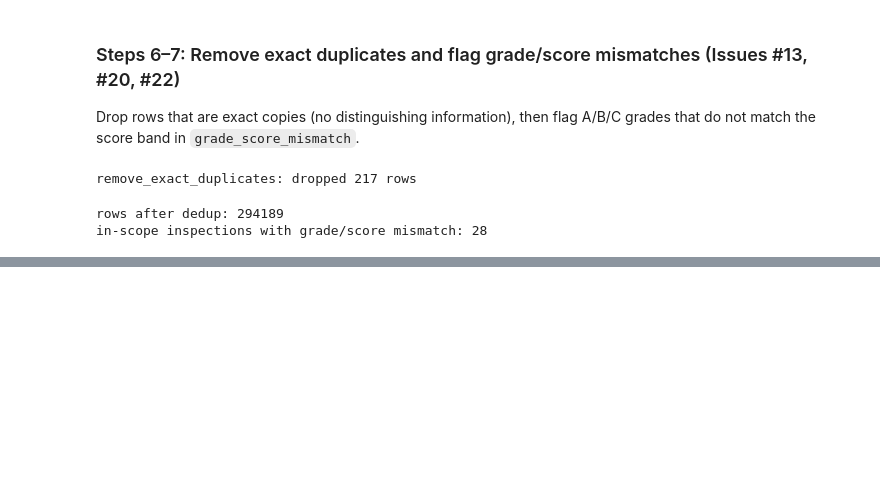
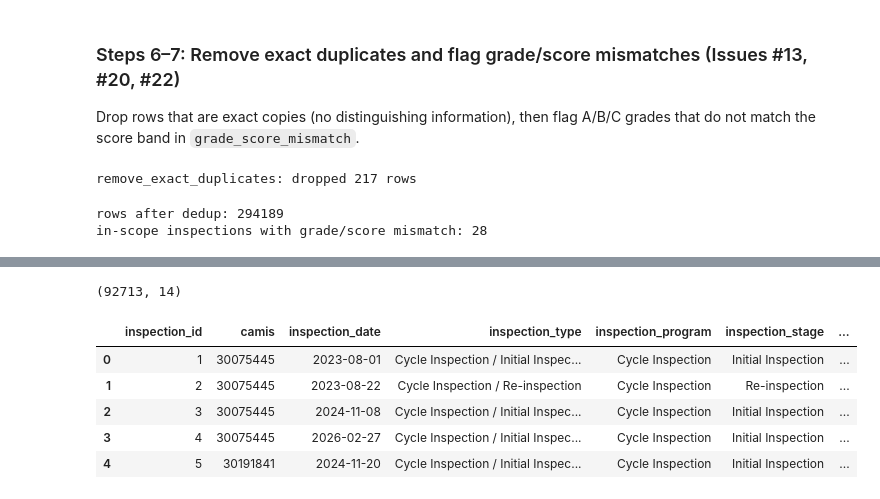
Before and after one commit to KatherineZ323/nyc-restaurant-inspections, a Jupyter notebook: notebooks/02_clean.ipynb, the cells around one changed output, grey strips where cells are left out. Drawn from its saved outputs; the diff is of its cells as text; code cells hidden in the pictures; blank space fills up the shorter version.

```diff
--- a/notebooks/02_clean.ipynb
+++ b/notebooks/02_clean.ipynb
@@ -354,0 +436,46 @@ in-scope inspections with grade/score mismatch: 28
+# %%
+INSPECTION_KEY = ["camis", "inspection_date", "inspection_type"]
+
+INSPECTION_COLS = INSPECTION_KEY + [
+    "inspection_program", "inspection_stage", "action",
+    "score", "grade", "grade_date",
+    "in_scope", "grade_score_mismatch",
+]
+
+def build_inspections(df):
+    """One row per inspection with violation counts. Excludes never-inspected placeholder rows."""
+    real = df[~df["never_inspected"]].copy()
+    real["is_critical"] = real["critical_flag"] == "Critical"
+
+    # Inspection-level attributes (identical across rows of the same inspection)
+    inspections = real.drop_duplicates(subset=INSPECTION_KEY)[INSPECTION_COLS]
+
+    # Violation counts per inspection
+    counts = (
+        real.groupby(INSPECTION_KEY)
+        .agg(
+            n_violations=("violation_code", "count"),
+            n_critical=("is_critical", "sum"),
+        )
+        .reset_index()
+    )
+    inspections = inspections.merge(counts, on=INSPECTION_KEY, how="left")
+
+    # Surrogate key: a simple ID for each inspection
+    inspections = inspections.sort_values(["camis", "inspection_date"]).reset_index(drop=True)
+    inspections.insert(0, "inspection_id", range(1, len(inspections) + 1))
+
+    return inspections
+
+
+inspections = build_inspections(df_clean)
+print(inspections.shape)
+inspections.head()
+# %% [output]
+(92713, 14)
+|  | inspection_id | camis | inspection_date | inspection_type | inspection_program | inspection_stage | ... |
+| 0 | 1 | 30075445 | 2023-08-01 | Cycle Inspection / Initial Inspec... | Cycle Inspection | Initial Inspection | ... |
+| 1 | 2 | 30075445 | 2023-08-22 | Cycle Inspection / Re-inspection | Cycle Inspection | Re-inspection | ... |
+| 2 | 3 | 30075445 | 2024-11-08 | Cycle Inspection / Initial Inspec... | Cycle Inspection | Initial Inspection | ... |
+| 3 | 4 | 30075445 | 2026-02-27 | Cycle Inspection / Initial Inspec... | Cycle Inspection | Initial Inspection | ... |
+| 4 | 5 | 30191841 | 2024-11-20 | Cycle Inspection / Initial Inspec... | Cycle Inspection | Initial Inspection | ... |
```
Also changed, not shown: parts of 7 cells of this notebook, 1 other file.
